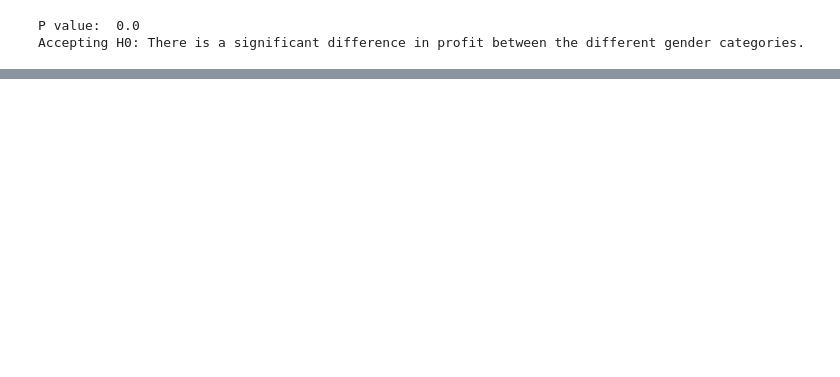
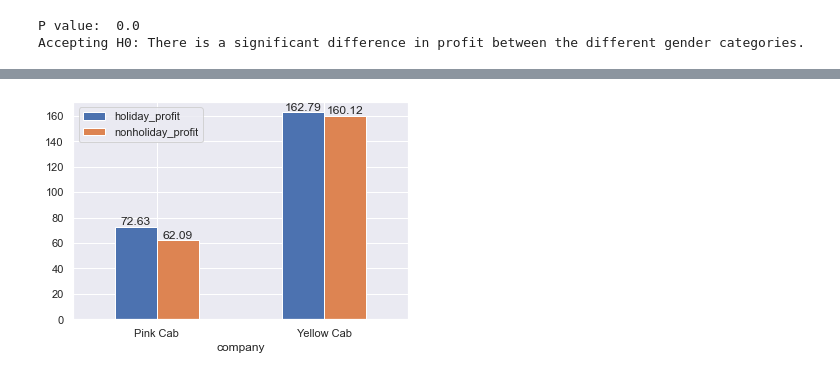
Before and after one commit to yashjadwani/Week2, a Jupyter notebook: Week2_G2M_CAB.ipynb, the cells around one changed output, grey strips where cells are left out. Drawn from its saved outputs; the diff is of its cells as text; code cells hidden in the pictures; blank space fills up the shorter version.

```diff
--- a/Week2_G2M_CAB.ipynb
+++ b/Week2_G2M_CAB.ipynb
@@ -786,0 +874,9 @@ Accepting H0: There is a significant difference in of  Yellow Cab between the di
+# %%
+ax = holiday_df.plot.bar(y=['holiday_profit','nonholiday_profit'], x='company')
+plt.draw()
+ax.set_xticklabels(ax.get_xticklabels(),rotation=0)
+for i in ax.containers:
+    ax.bar_label(i,)
+plt.show()
+# %% [output]
+[figure, added]
```
Also changed, not shown: parts of 42 cells of this notebook.
